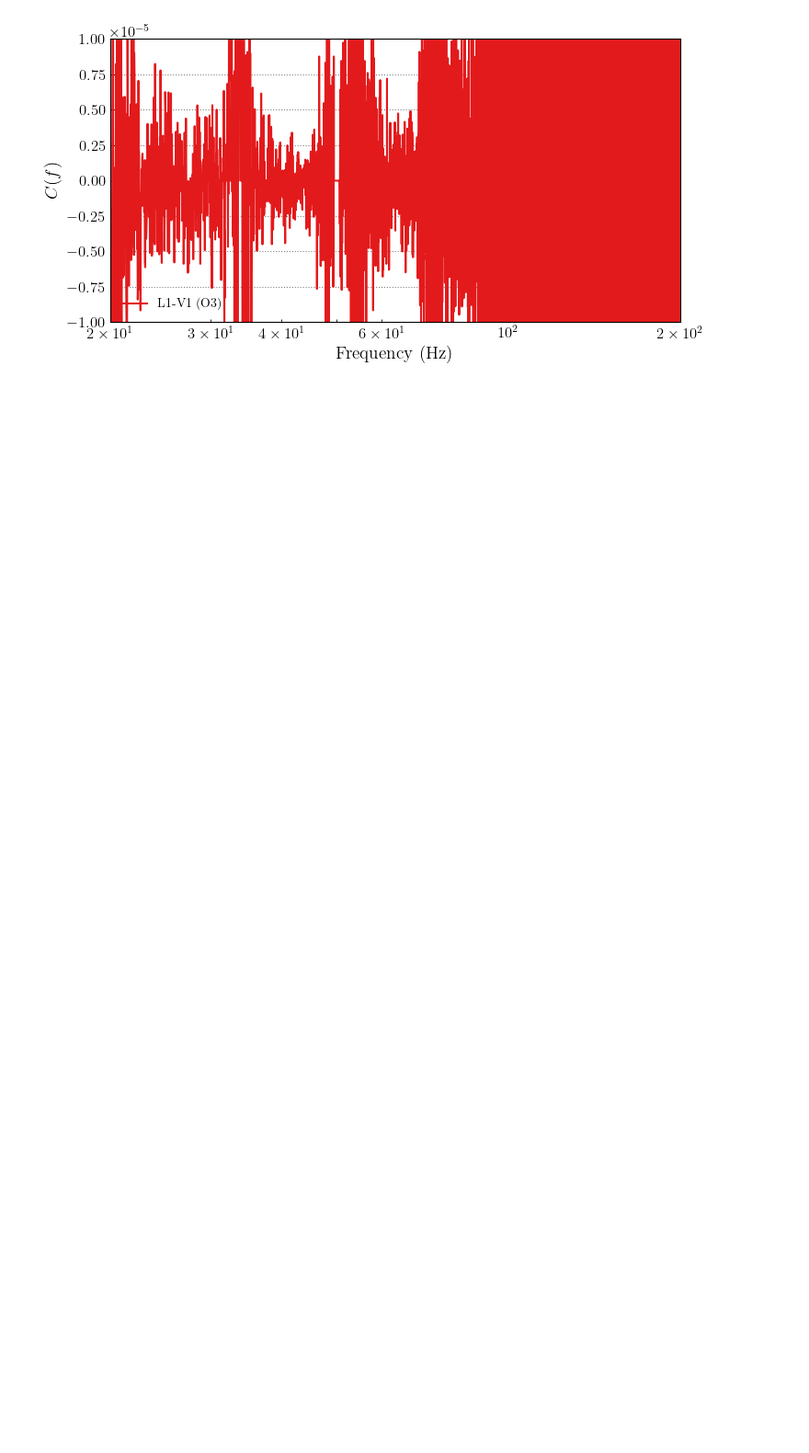
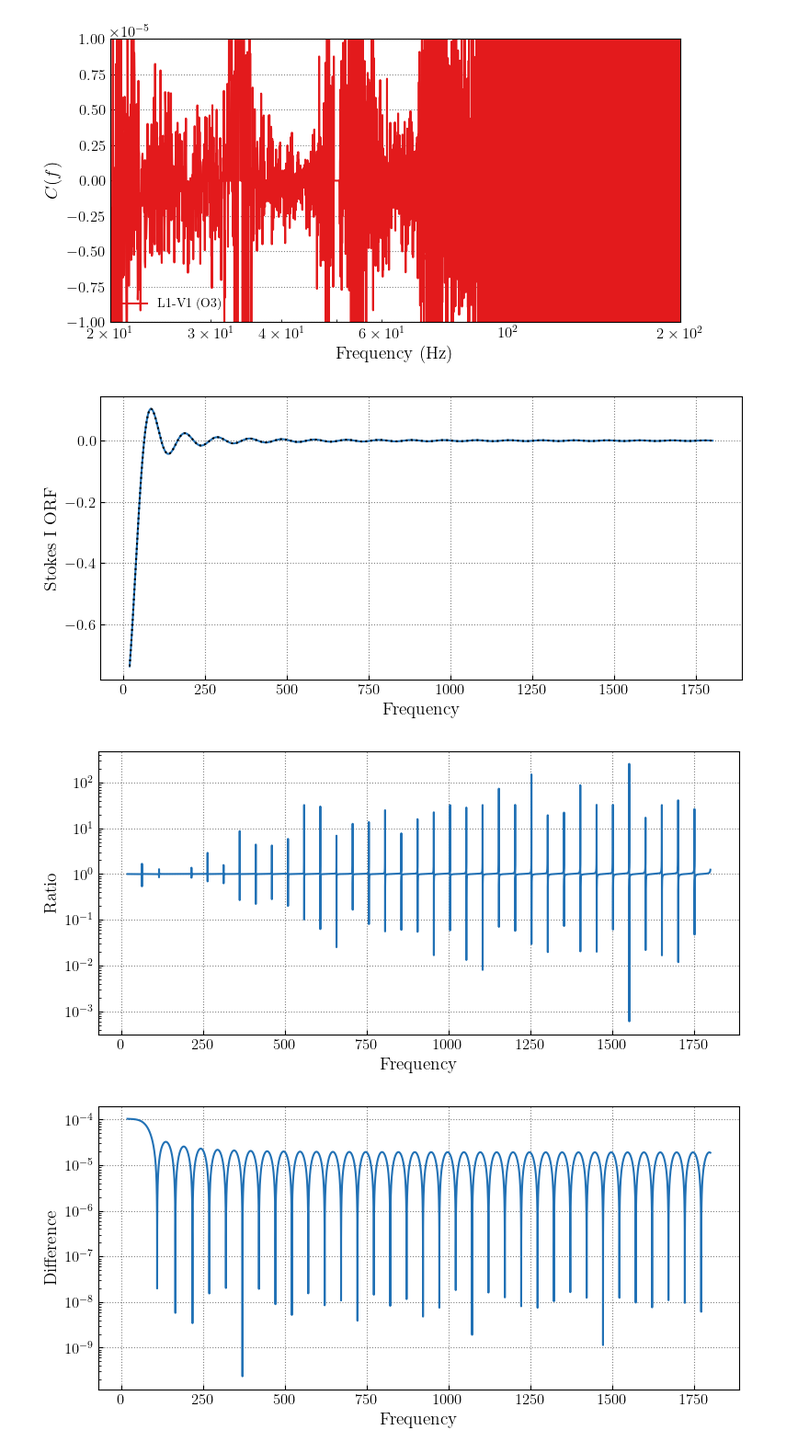
Before and after one commit to tcallister/stochastic-birefringence, a Jupyter notebook: input/inspect_data.ipynb, the cells around one changed output. Shown at 92% size. Cells and saved outputs as stored; diff of their text form; code cells hidden in the pictures; blank space fills up the shorter version.

```diff
--- a/input/inspect_data.ipynb
+++ b/input/inspect_data.ipynb
@@ -85,3 +88,42 @@ plt.show()
 [figure]
 [figure]
 [figure]
+# %%
+matlab_orf_freqs,matlab_orf_H1L1,matlab_orf_H1V1,matlab_orf_L1V1 = np.loadtxt('./matlab_orfs.dat',unpack=True)
+# %%
+H1 = Detector.H1()
+L1 = Detector.L1()
+V1 = Detector.V1()
+
+H1_L1_baseline = Baseline(H1,L1)
+H1_V1_baseline = Baseline(H1,V1)
+L1_V1_baseline = Baseline(L1,V1)
+
+python_orf_H1L1,stokesV = H1_L1_baseline.stokes_overlap_reduction_functions(matlab_orf_freqs)
+python_orf_H1V1,stokesV = H1_V1_baseline.stokes_overlap_reduction_functions(matlab_orf_freqs)
+python_orf_L1V1,stokesV = L1_V1_baseline.stokes_overlap_reduction_functions(matlab_orf_freqs)
+# %%
+fig,ax = plt.subplots(figsize=(9,4))
+ax.plot(matlab_orf_freqs,matlab_orf_H1L1,color='#2171b5')
+ax.plot(matlab_orf_freqs,python_orf_H1L1,color='black',ls=':')
+ax.set_xlabel('Frequency')
+ax.set_ylabel('Stokes I ORF')
+plt.show()
+
+fig,ax = plt.subplots(figsize=(9,4))
+ax.plot(matlab_orf_freqs,np.abs(matlab_orf_H1L1/python_orf_H1L1),color='#2171b5')
+ax.set_xlabel('Frequency')
+ax.set_ylabel('Ratio')
+ax.set_yscale('log')
+plt.show()
+
+fig,ax = plt.subplots(figsize=(9,4))
+ax.plot(matlab_orf_freqs,np.abs(matlab_orf_H1L1-python_orf_H1L1),color='#2171b5')
+ax.set_xlabel('Frequency')
+ax.set_ylabel('Difference')
+ax.set_yscale('log')
+plt.show()
+# %% [output]
+[figure, added]
+[figure, added]
+[figure, added]
```
Also changed, not shown: parts of 3 cells of this notebook, 15 other files.
